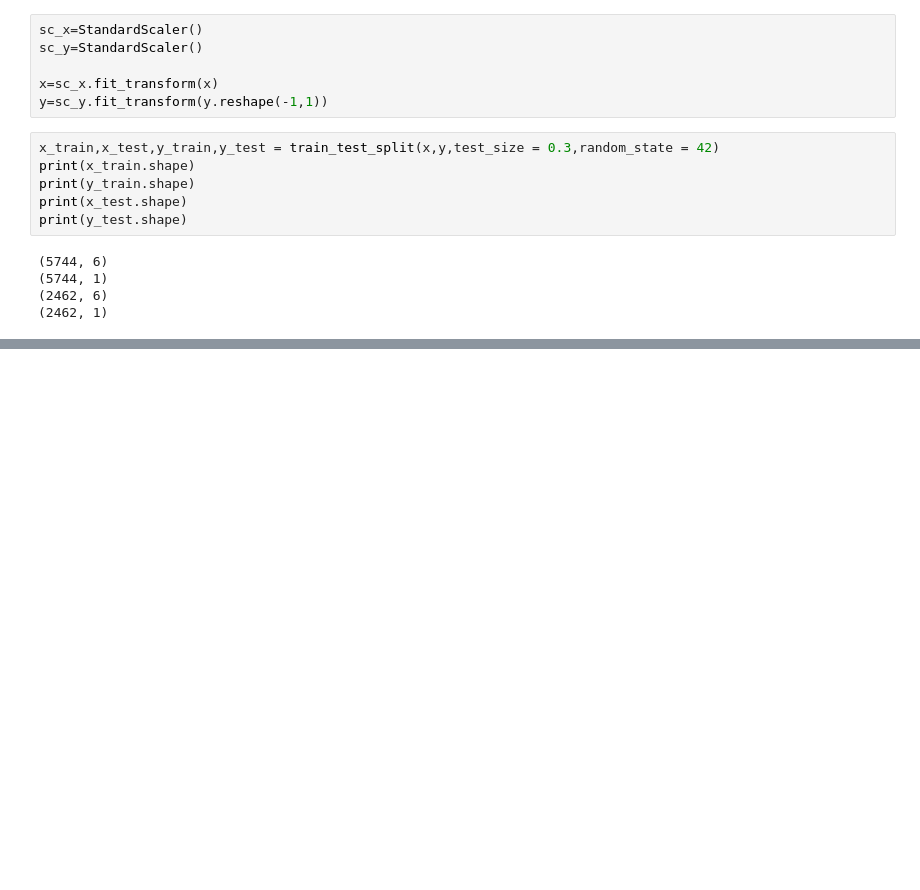
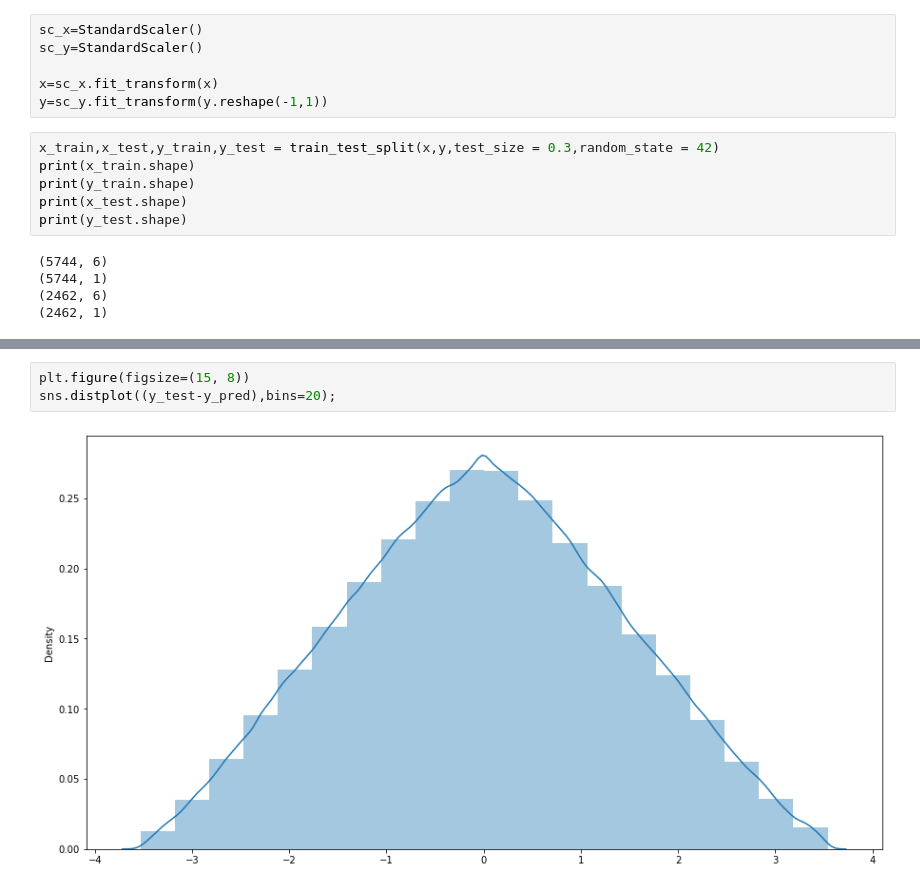
Before and after one commit to elisa-desmetz/Projet_Cloud, a Jupyter notebook: ml/algo_pipeline_demo.ipynb, the cells around one changed output, grey strips where cells are left out. Drawn from its saved outputs; the diff is of its cells as text; blank space fills up the shorter version.

```diff
--- a/ml/algo_pipeline_demo.ipynb
+++ b/ml/algo_pipeline_demo.ipynb
@@ -102,3 +101,8 @@ Text(0, 0.5, 'Predicted Values')
+# %%
+plt.figure(figsize=(15, 8))
+sns.distplot((y_test-y_pred),bins=20);
+# %% [output]
+[figure, added]
 # %%
 print("R2_Score : ", r2_score(y_test,y_pred))
 print("Mean Squared Error : ", mean_squared_error(y_test,y_pred))
```
Also changed, not shown: parts of 16 cells of this notebook, 6 other files.
